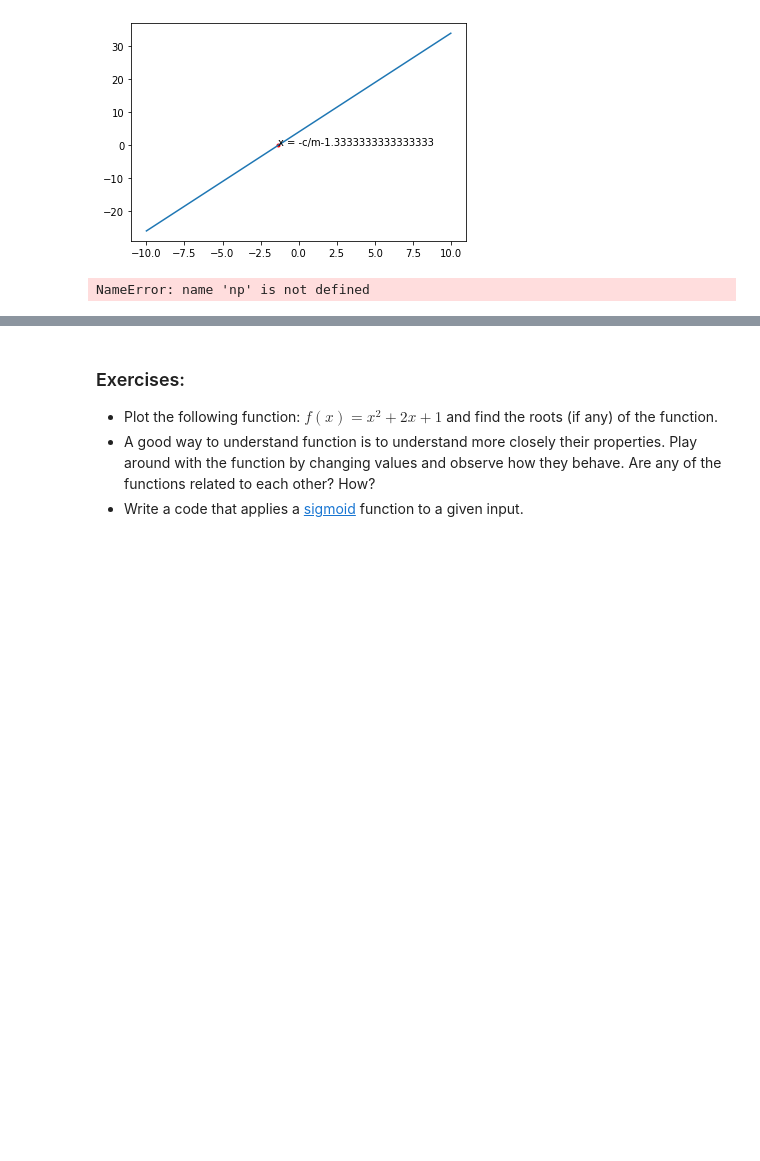
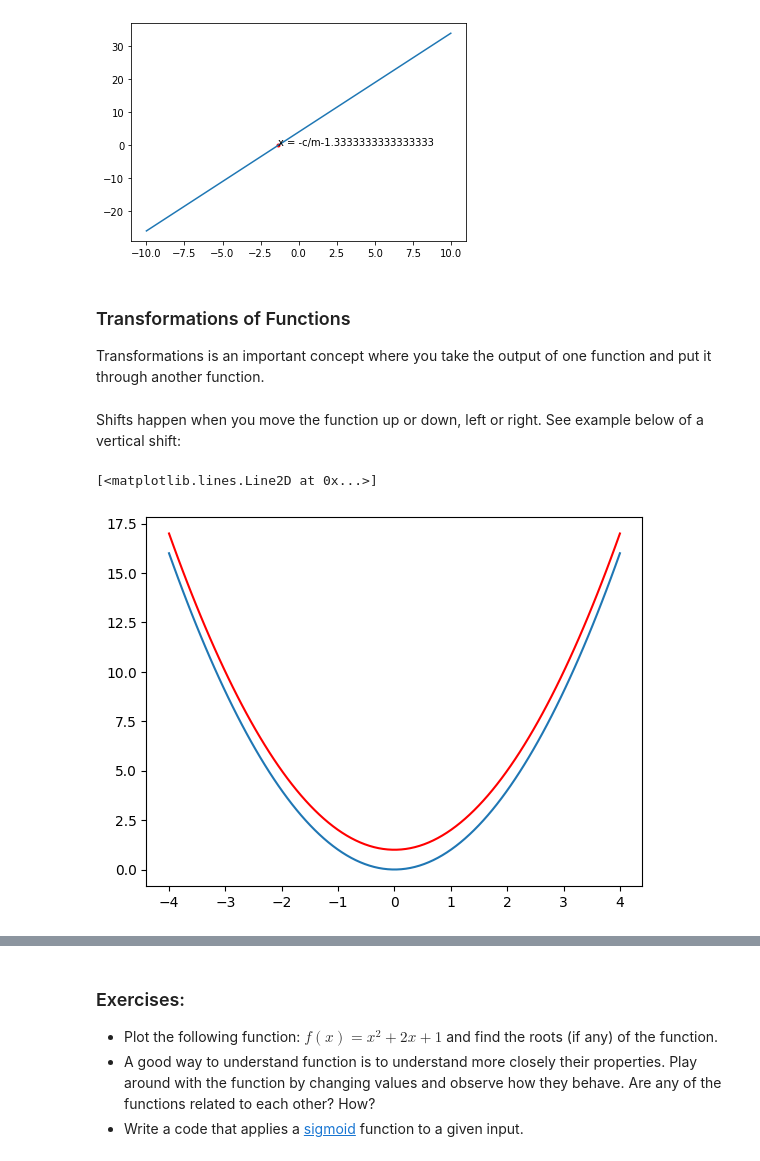
Before and after one commit to dair-ai/ML-Notebooks, a Jupyter notebook: notebooks/maths/algebra.ipynb, the cells around one changed output, grey strips where cells are left out. Saved outputs shown, nothing was run; the diff lists cells and outputs as text; code cells hidden in the pictures; blank space fills up the shorter version.

```diff
--- a/notebooks/maths/algebra.ipynb
+++ b/notebooks/maths/algebra.ipynb
@@ -209,8 +207,25 @@ plt.text(-c/m, f(-c/m, m, c), 'x = -c/m'+str(-c/m))
 # %% [output]
 Text(-1.3333333333333333, 0.0, 'x = -c/m-1.3333333333333333')
 [figure]
-# %%
-x = np.linspace(-10, 10, 100)
-plot(x, x**2 + 2*x + 1)
-# %% [output]
-NameError: name 'np' is not defined
+# %% [markdown]
+### Transformations of Functions
+
+Transformations is an important concept where you take the output of one function and put it through another function.
+# %% [markdown]
+Shifts happen when you move the function up or down, left or right. See example below of a vertical shift:
+# %%
+# function f(x) = x**2
+def f(x):
+    return x**2
+
+# test the function
+x = np.linspace(-4, 4, 100)
+
+# visualize using matplotlib
+plt.plot(x, f(x))
+
+# plot function shifted by 1 unit vertically; use red
+plt.plot(x, f(x)+1, 'r')
+# %% [output]
+[<matplotlib.lines.Line2D at 0x...>]
+[figure, added]
```
Also changed, not shown: parts of 6 cells of this notebook.
